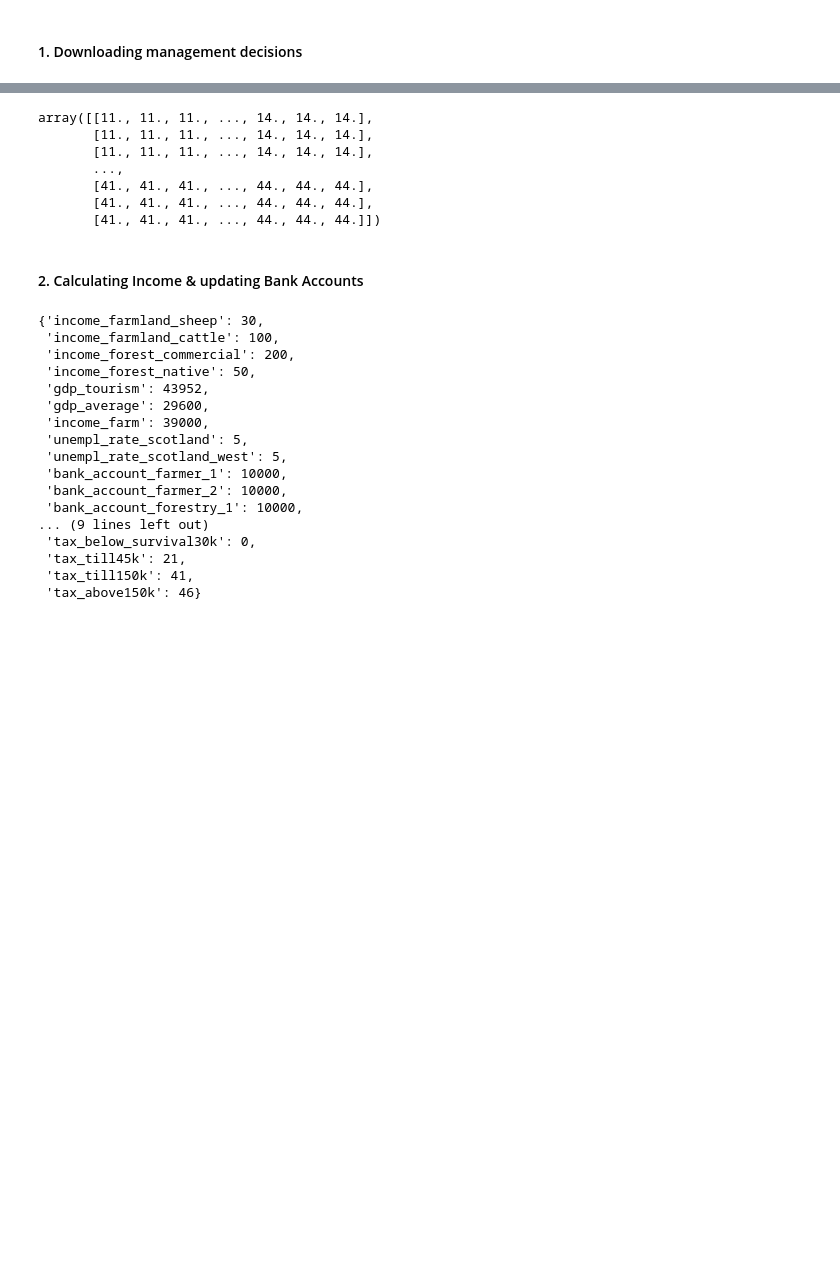
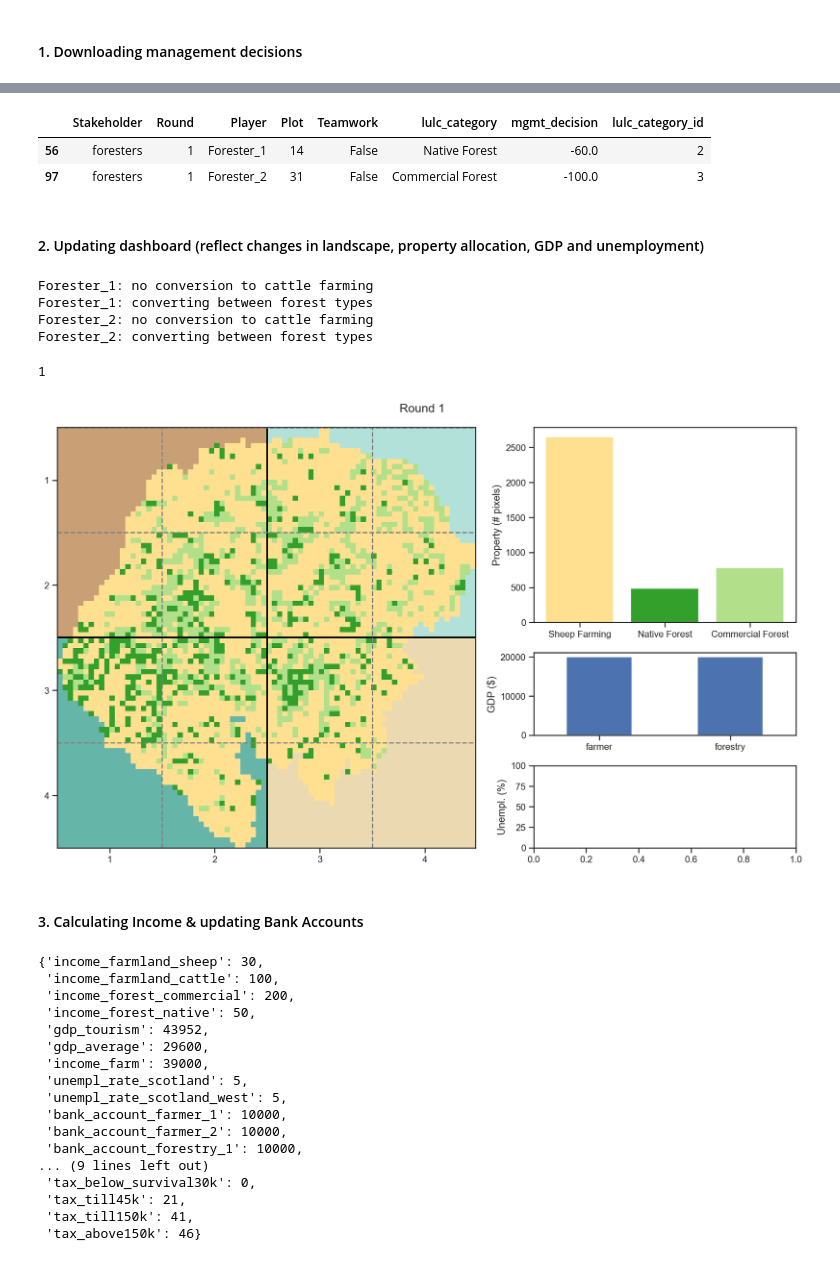
Before and after one commit to derpyninja/gecm, a Jupyter notebook: notebooks/01-mb-fz-prototype-v2.ipynb, the cells around one changed output, grey strips where cells are left out. Drawn from its saved outputs; the diff is of its cells as text; code cells hidden in the pictures; blank space fills up the shorter version.

Commit message:
successfully implemented map updating method for foresters - finally

```diff
--- a/notebooks/01-mb-fz-prototype-v2.ipynb
+++ b/notebooks/01-mb-fz-prototype-v2.ipynb
@@ -321,16 +230,28 @@ Game round: 1
+# %%
+matrix_game.df_mgmt_decisions_long.query("mgmt_decision < 0")
+# %% [output]
+|  | Stakeholder | Round | Player | Plot | Teamwork | lulc_category | mgmt_decision | lulc_category_id |
+| 56 | foresters | 1 | Forester_1 | 14 | False | Native Forest | -60.0 | 2 |
+| 97 | foresters | 1 | Forester_2 | 31 | False | Commercial Forest | -100.0 | 3 |
+# %% [markdown]
+#### 2. Updating dashboard (reflect changes in landscape, property allocation, GDP and unemployment)
 # %%
 %reload_ext autoreload
-matrix_game.block_definition_matrix_pixel_lvl
+matrix_game.update_lulc_matrix_based_on_mgmt_decisions()
+matrix_game.current_round
 # %% [output]
-array([[11., 11., 11., ..., 14., 14., 14.],
-       [11., 11., 11., ..., 14., 14., 14.],
-       [11., 11., 11., ..., 14., 14., 14.],
-       ...,
-       [41., 41., 41., ..., 44., 44., 44.],
-       [41., 41., 41., ..., 44., 44., 44.],
-       [41., 41., 41., ..., 44., 44., 44.]])
+Forester_1: no conversion to cattle farming
+Forester_1: converting between forest types
+Forester_2: no conversion to cattle farming
+Forester_2: converting between forest types
+1
+# %%
+%reload_ext autoreload
+matrix_game.show_dashboard(figure_size=(13,8), property_rights=True)
+# %% [output]
+[figure, added]
 # %% [markdown]
-#### 2. Calculating Income & updating Bank Accounts
+#### 3. Calculating Income & updating Bank Accounts
 # %%
 # TODO: MARTINA
 locals().update(matrix_game.model_param_dict)
```
Also changed, not shown: parts of 25 cells of this notebook, 2 other files.
